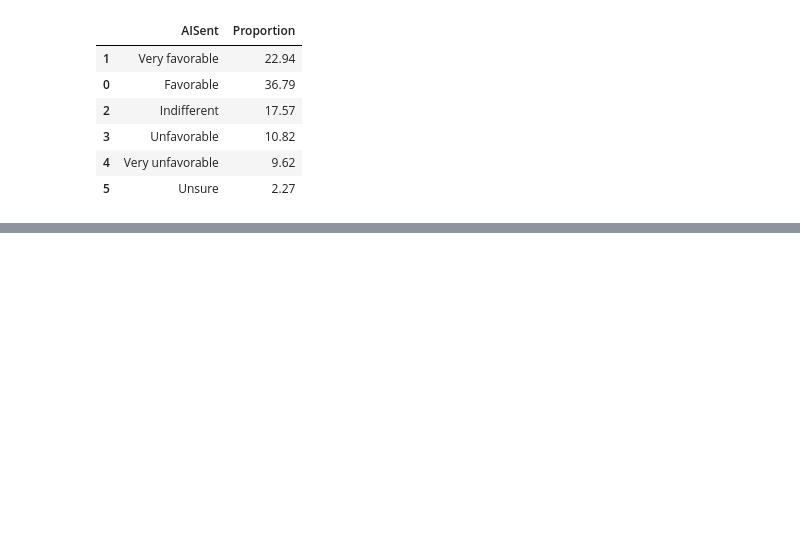
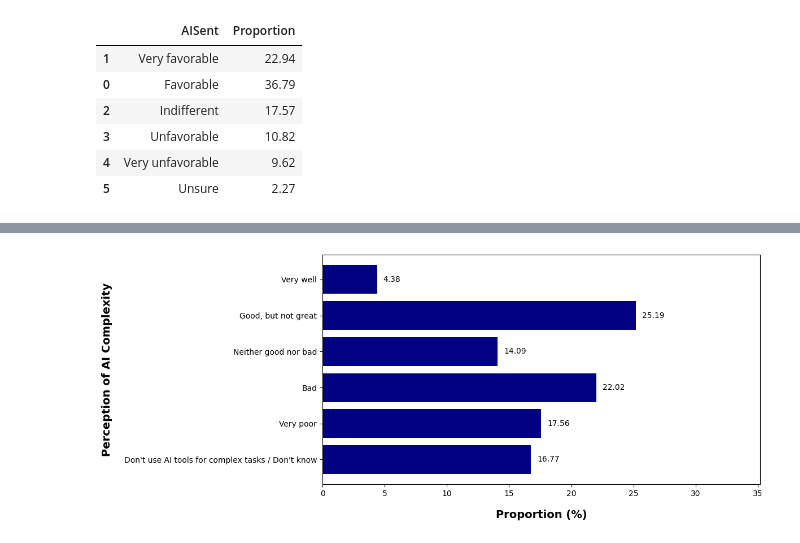
Before and after one commit to huyqng1412/IT680_Effectiveness-of-AI-in-CS, a Jupyter notebook: ai_cs_analysis.ipynb, the cells around one changed output, grey strips where cells are left out. Cells and saved outputs as stored; diff of their text form; code cells hidden in the pictures; blank space fills up the shorter version.

```diff
--- a/ai_cs_analysis.ipynb
+++ b/ai_cs_analysis.ipynb
@@ -741,0 +823,5 @@ plt.show()
+# %%
+order4 = ['Very well', 'Good, but not great', 'Neither good nor bad', 'Bad', 'Very poor', "Don't use AI tools for complex tasks / Don't know"]
+ai_complex['AIComplex'] = pd.Categorical(ai_complex['AIComplex'], categories=order4, ordered=True)
+ai_complex = ai_complex.sort_values('AIComplex', ascending=True)
+ai_complex
@@ -741,0 +836,14 @@ plt.show()
+# %%
+fig, ax = plt.subplots(figsize=(12, 5))
+
+ai_complex = ai_complex.sort_values('AIComplex', ascending=False)
+fig = plt.barh(ai_complex['AIComplex'], ai_complex['Proportion'], color='navy')
+ax.set_xlabel('Proportion (%)', fontsize=14, fontweight='bold', labelpad=15)
+ax.set_ylabel('Perception of AI Complexity', fontsize=14, fontweight='bold', labelpad=15)
+ax.bar_label(fig, padding=8)
+ax.set_xlim(right=ai_complex['Proportion'].max() + 10)
+
+plt.tight_layout()
+plt.show()
+# %% [output]
+[figure, added]
```
Also changed, not shown: parts of 10 cells of this notebook.
